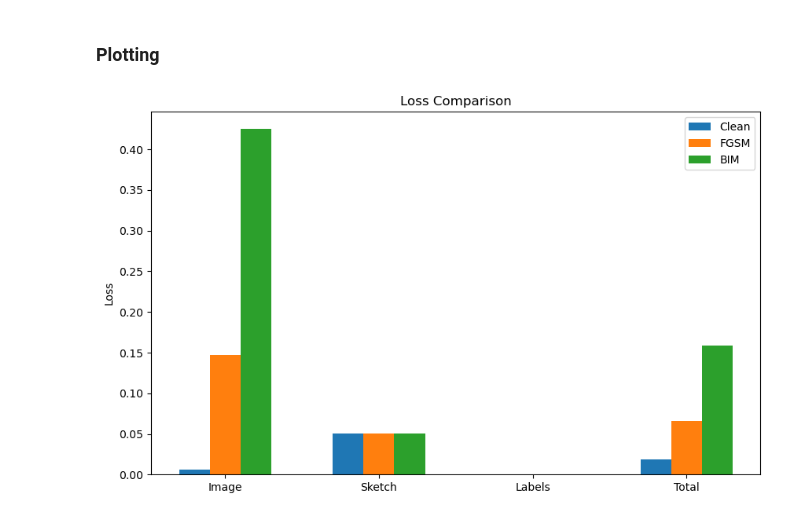
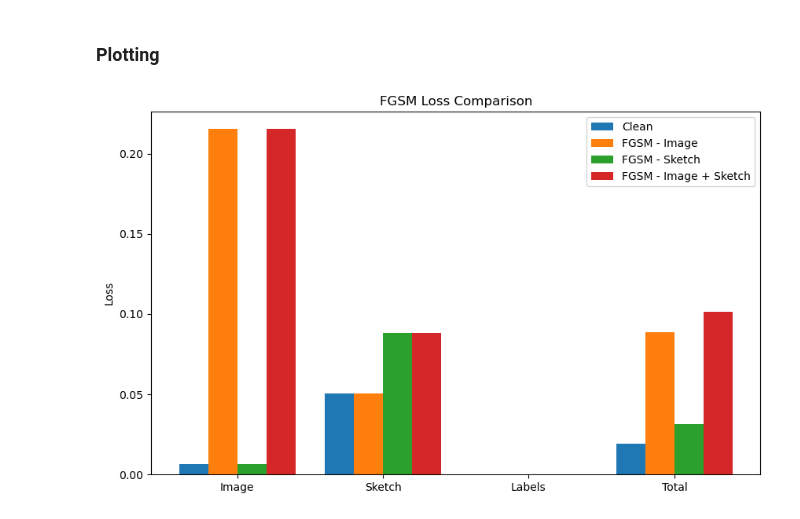
Before and after one commit to ClarysseArthur/VUB-MT-Development, a Jupyter notebook: Models/GenRKM-MMCelebHQ-V3/Attack.ipynb, the cells around one changed output. Drawn from its saved outputs; the diff is of its cells as text; code cells hidden in the pictures.

```diff
--- a/Models/GenRKM-MMCelebHQ-V3/Attack.ipynb
+++ b/Models/GenRKM-MMCelebHQ-V3/Attack.ipynb
@@ -154,5 +133,7 @@ def partial_kPCA(views, eps=1e-6, etas=None, normalize_missing=False):
 # %%
-FGSM = FGSM_3V(net_im_en, net_sk_en, net_la_en, net_im_de, net_sk_de, net_la_de, kPCA, partial_kPCA, opt)
+FGSM_I = WB_Attack(net_in1=net_im_en, net_out1=net_im_de, net_in2=net_sk_en, net_out2=net_sk_de, net_in3=net_la_en, net_out3=net_la_de, kPCA=kPCA, vta=[True, False], opt=opt)
+FGSM_S = WB_Attack(net_in1=net_im_en, net_out1=net_im_de, net_in2=net_sk_en, net_out2=net_sk_de, net_in3=net_la_en, net_out3=net_la_de, kPCA=kPCA, vta=[False, True], opt=opt)
+FGSM_IS = WB_Attack(net_in1=net_im_en, net_out1=net_im_de, net_in2=net_sk_en, net_out2=net_sk_de, net_in3=net_la_en, net_out3=net_la_de, kPCA=kPCA, vta=[True, True], opt=opt)
 # %% [markdown]
 ## Attack
 ### Clean Reconstruction
@@ -263,19 +293,21 @@ bim_total_loss = (bim_digit_loss + clean_sketch_loss + bim_label_loss) / 3
 # %%
 cat = ['Image', 'Sketch', 'Labels', 'Total']
 clean_losses = [clean_digit_loss.item(), clean_sketch_loss.item(), clean_label_loss.item(), clean_total_loss.item()]
-fgsm_losses = [fgsm_digit_loss.item(), fgsm_sketch_loss.item(), fgsm_label_loss.item(), fgsm_total_loss.item()]
-bim_losses = [bim_digit_loss.item(), bim_sketch_loss.item(), bim_label_loss.item(), bim_total_loss.item()]
+fgsm_losses_I = [fgsm_image_loss_I.item(), fgsm_sketch_loss_I.item(), fgsm_label_loss_I.item(), fgsm_I_total_loss.item()]
+fgsm_losses_S = [fgsm_image_loss_S.item(), fgsm_sketch_loss_S.item(), fgsm_label_loss_S.item(), fgsm_S_total_loss.item()]
+fgsm_losses_IS = [fgsm_image_loss_IS.item(), fgsm_sketch_loss_IS.item(), fgsm_label_loss_IS.item(), fgsm_IS_total_loss.item()]
 
 x = list(range(len(cat)))
 
 plt.figure(figsize=(10, 6))
 plt.bar(x, clean_losses, width=0.2, label='Clean', align='center')
-plt.bar([i + 0.2 for i in x], fgsm_losses, width=0.2, label='FGSM', align='center')
-plt.bar([i + 0.4 for i in x], bim_losses, width=0.2, label='BIM', align='center')
-plt.xticks([i + 0.2 for i in x], cat)
+plt.bar([i + 0.2 for i in x], fgsm_losses_I, width=0.2, label='FGSM - Image', align='center')
+plt.bar([i + 0.4 for i in x], fgsm_losses_S, width=0.2, label='FGSM - Sketch', align='center')
+plt.bar([i + 0.6 for i in x], fgsm_losses_IS, width=0.2, label='FGSM - Image + Sketch', align='center')
+plt.xticks([i + 0.3 for i in x], cat)
 plt.ylabel('Loss')
-plt.title('Loss Comparison')
+plt.title('FGSM Loss Comparison')
 plt.legend()
 plt.show()
 # %% [output]
-[figure, old version]
+[figure, new version]
```
Also changed, not shown: parts of 13 cells of this notebook, 35 other files.
